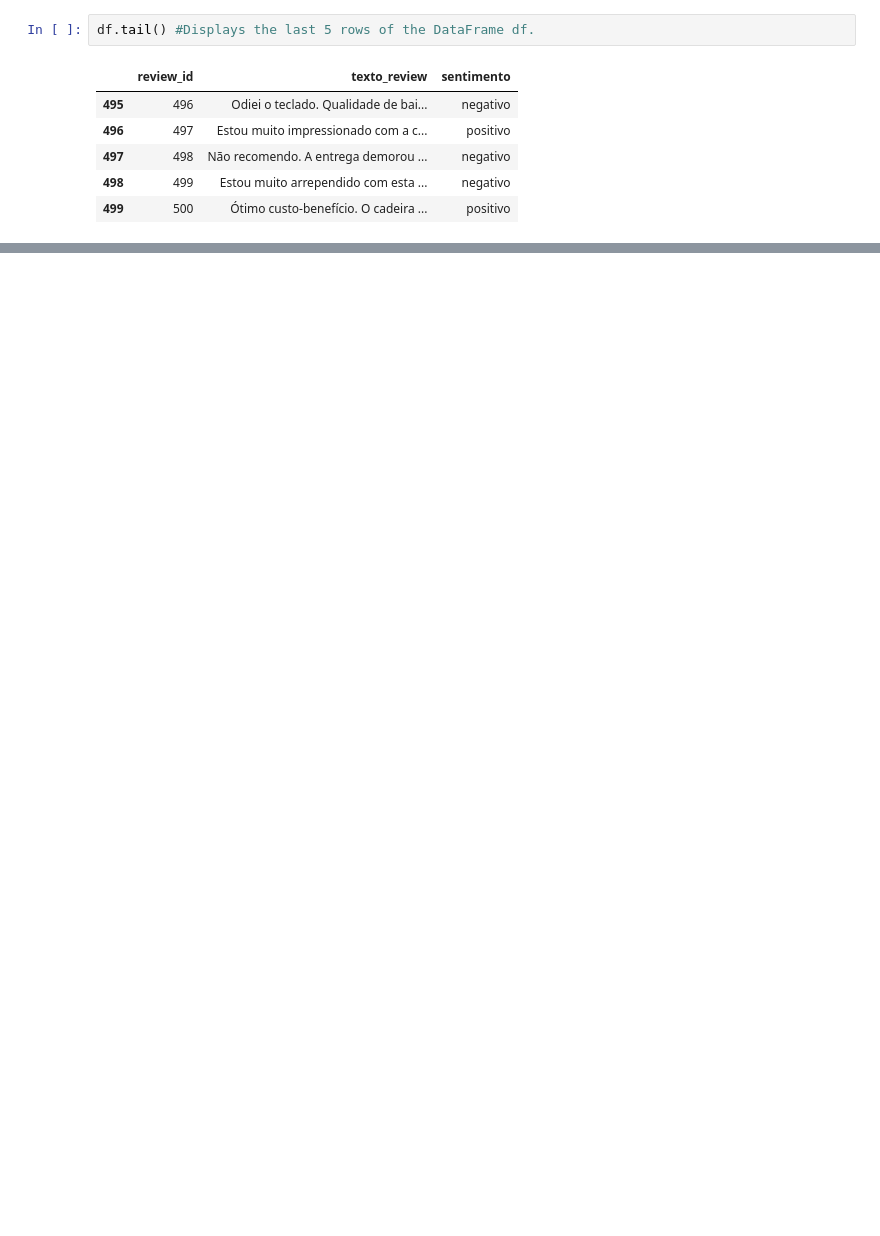
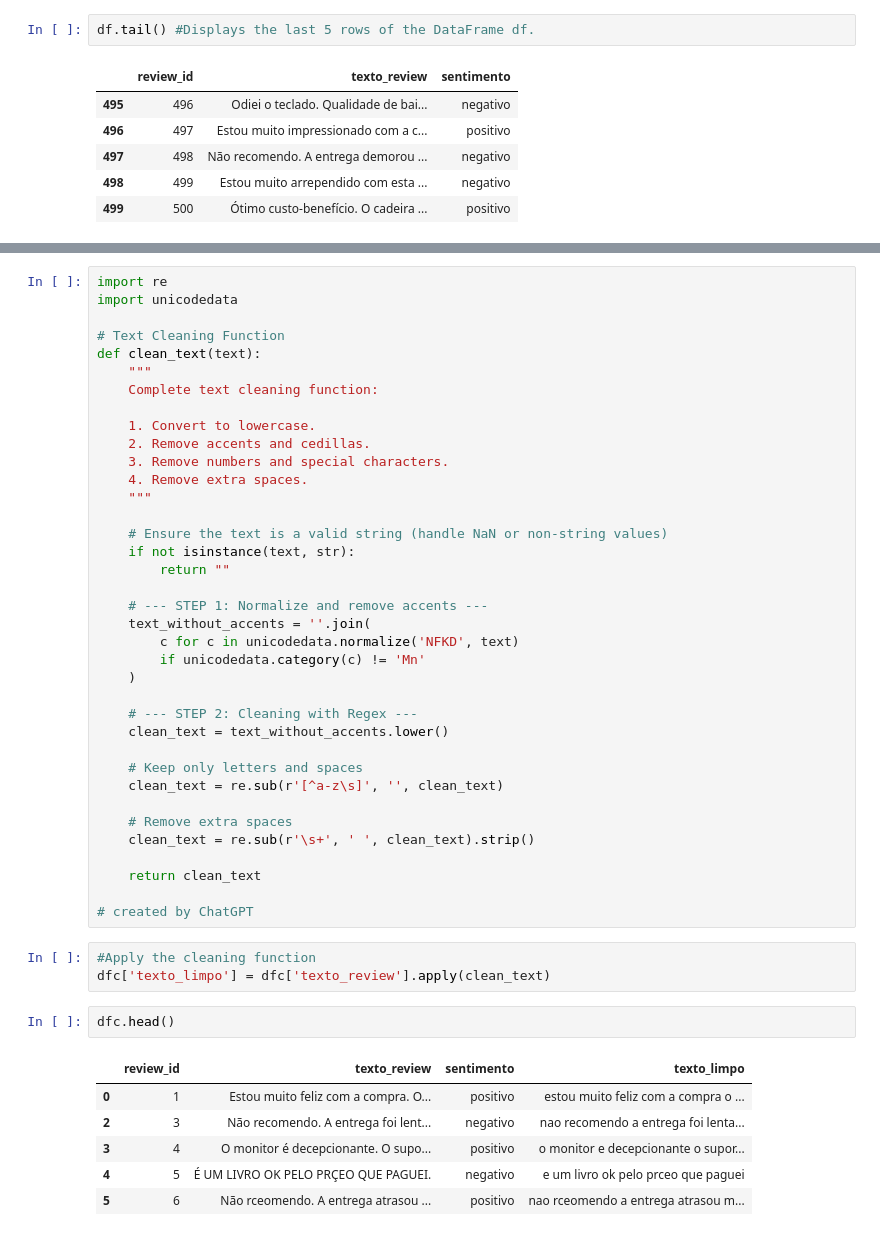
Before and after one commit to MaykInvest/Classification-model-for-sentiment-analysis, a Jupyter notebook: analysis.ipynb, the cells around one changed output, grey strips where cells are left out. Saved outputs shown, nothing was run; the diff lists cells and outputs as text; blank space fills up the shorter version.

```diff
--- a/analysis.ipynb
+++ b/analysis.ipynb
@@ -161,0 +232,49 @@ df.tail() #Displays the last 5 rows of the DataFrame df.
+# %%
+import re
+import unicodedata
+
+# Text Cleaning Function
+def clean_text(text):
+    """
+    Complete text cleaning function:
+
+    1. Convert to lowercase.
+    2. Remove accents and cedillas.
+    3. Remove numbers and special characters.
+    4. Remove extra spaces.
+    """
+
+    # Ensure the text is a valid string (handle NaN or non-string values)
+    if not isinstance(text, str):
+        return ""
+
+    # --- STEP 1: Normalize and remove accents ---
+    text_without_accents = ''.join(
+        c for c in unicodedata.normalize('NFKD', text)
+        if unicodedata.category(c) != 'Mn'
+    )
+
+    # --- STEP 2: Cleaning with Regex ---
+    clean_text = text_without_accents.lower()
+
+    # Keep only letters and spaces
+    clean_text = re.sub(r'[^a-z\s]', '', clean_text)
+
+    # Remove extra spaces
+    clean_text = re.sub(r'\s+', ' ', clean_text).strip()
+
+    return clean_text
+
+# created by ChatGPT
+# %%
+#Apply the cleaning function
+dfc['texto_limpo'] = dfc['texto_review'].apply(clean_text)
+# %%
+dfc.head()
+# %% [output]
+|  | review_id | texto_review | sentimento | texto_limpo |
+| 0 | 1 | Estou muito feliz com a compra. O... | positivo | estou muito feliz com a compra o ... |
+| 2 | 3 | Não recomendo. A entrega foi lent... | negativo | nao recomendo a entrega foi lenta... |
+| 3 | 4 | O monitor é decepcionante. O supo... | positivo | o monitor e decepcionante o supor... |
+| 4 | 5 | É UM LIVRO OK PELO PRÇEO QUE PAGUEI. | negativo | e um livro ok pelo prceo que paguei |
+| 5 | 6 | Não rceomendo. A entrega atrasou ... | positivo | nao rceomendo a entrega atrasou m... |
```
Also changed, not shown: parts of 18 cells of this notebook.
